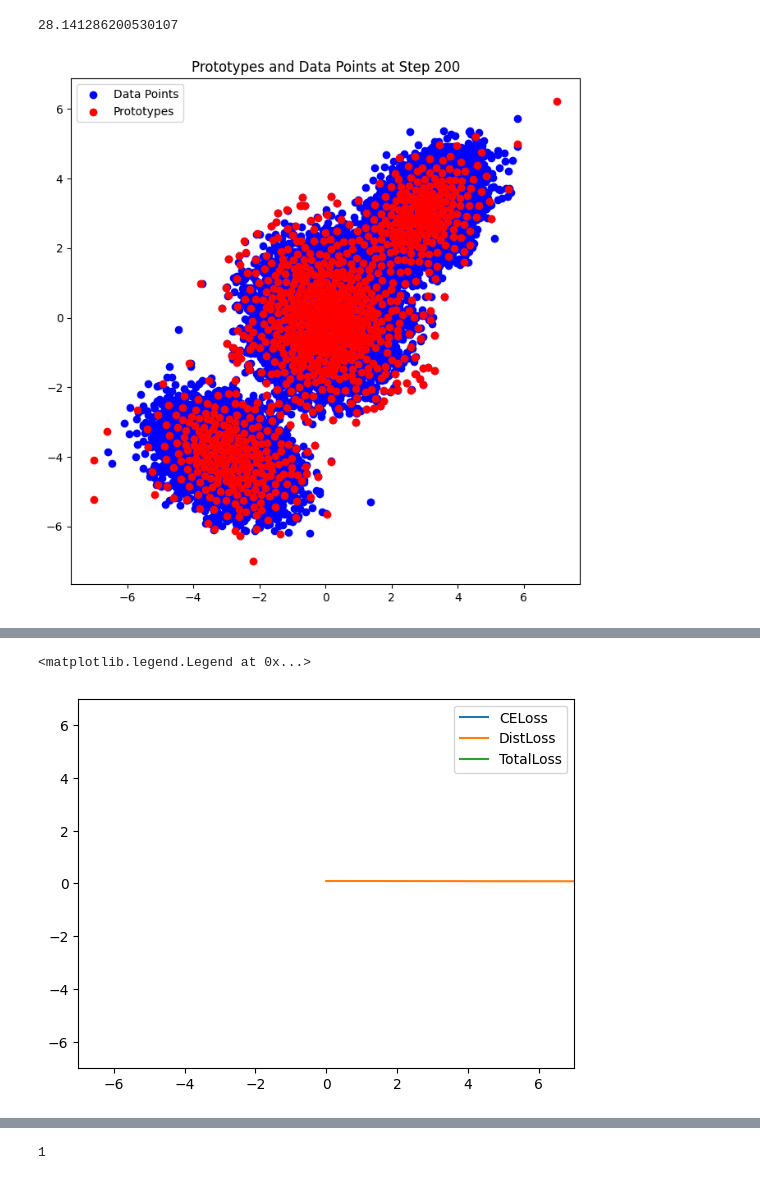
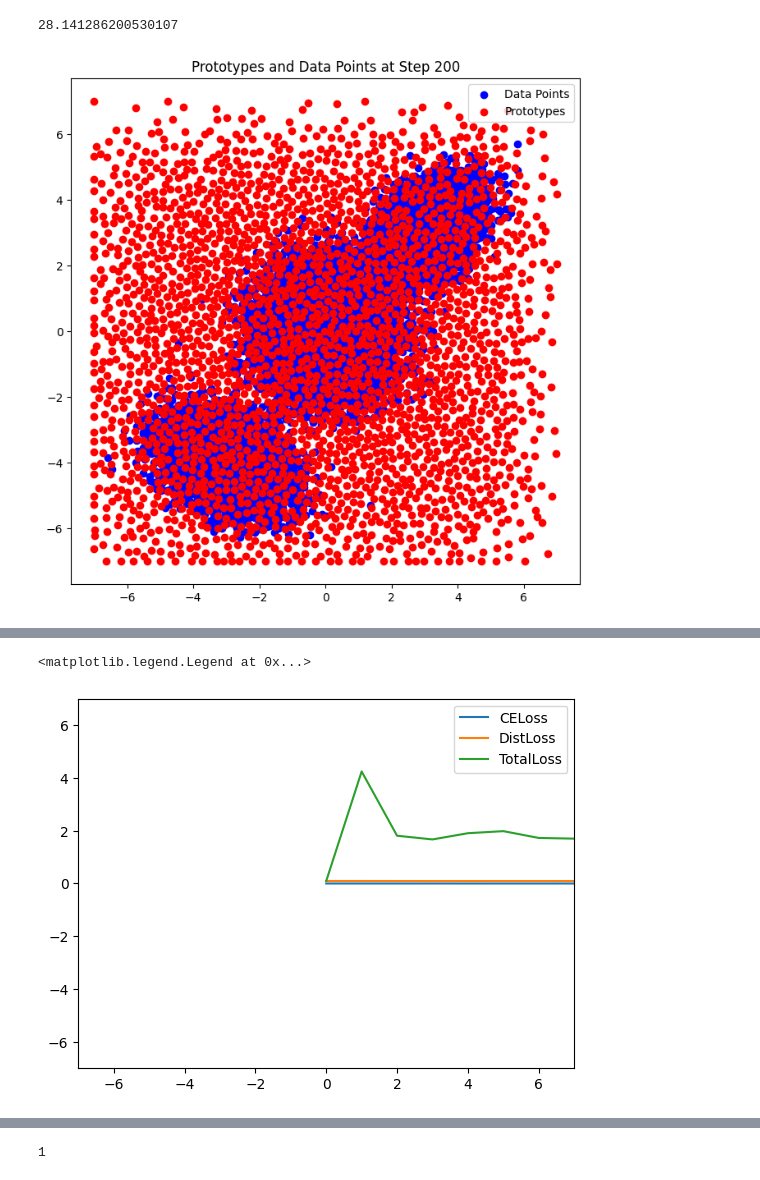
Before and after one commit to batuceng/max_quantile, a Jupyter notebook: 2d_prototypes_v5.ipynb, the cells around one changed output, grey strips where cells are left out. Saved outputs shown, nothing was run; the diff lists cells and outputs as text; code cells hidden in the pictures.

Commit message:
new losses and new training methods are added

```diff
--- a/2d_prototypes_v5.ipynb
+++ b/2d_prototypes_v5.ipynb
@@ -475,6 +548,7 @@ optimizer = torch.optim.Adam(params=list(model.parameters())+ [protos], lr=0.05)
 # %%
 ce_losses = []
 mindist_losses = []
+repulsion_losses = []
 torch.manual_seed(0)
 losses = []
 for step in range(200):
@@ -492,19 +566,18 @@ for step in range(200):
         plt.legend()
         plt.show()
     # Clear unused protos
-    if (step!=0) and ((step+1) % 20 == 0):
-        with torch.no_grad():
-            logits = model(train_x)
-
-            cdist_list = torch.cdist(train_y, protos, p=2)
-            mindist, pos = torch.min(cdist_list, dim=1)
-
-            prototype_usage = torch.bincount(pos, minlength=protos.size(0)).detach()
-            active_prototypes = torch.where(prototype_usage > 0)[0]
-            model.fc.weight = torch.nn.parameter.Parameter(torch.index_select(model.fc.weight, dim=0, index=active_prototypes), requires_grad=True)
-            model.fc.bias = torch.nn.parameter.Parameter(torch.index_select(model.fc.bias, dim=0, index=active_prototypes), requires_grad=True)
-            protos = torch.nn.parameter.Parameter(torch.index_select(protos, dim=0, index=active_prototypes), requires_grad=True)
-        optimizer = torch.optim.Adam(params=list(model.parameters())+ [protos], lr=0.05)
+    # if (step!=0) and ((step+1) % 50 == 0):
+    # # if step == 100:
+    #     with torch.no_grad():
+    #         logits = model(train_x)
+    #         cdist_list = torch.cdist(train_y, protos, p=2)
+    #         mindist, pos = torch.min(cdist_list, dim=1)
+    #         prototype_usage = torch.bincount(pos, minlength=protos.size(0)).detach()
+    #         active_prototypes = torch.where(prototype_usage > 0)[0]
+    #         model.fc.weight = torch.nn.parameter.Parameter(torch.index_select(model.fc.weight, dim=0, index=active_prototypes), requires_grad=True)
+    #         model.fc.bias = torch.nn.parameter.Parameter(torch.index_select(model.fc.bias, dim=0, index=active_prototypes), requires_grad=True)
+    #         protos = torch.nn.parameter.Parameter(torch.index_select(protos, dim=0, index=active_prototypes), requires_grad=True)
+    #     optimizer = torch.optim.Adam(params=list(model.parameters())+ [protos], lr=0.05)
 
     model.train()
     optimizer.zero_grad()
@@ -512,34 +585,43 @@ for step in range(200):
 
     cdist_list = torch.cdist(train_y, protos, p=2)
     mindist, pos = torch.min(cdist_list, dim=1)
 
     lambda_fact = 1
-    # ce_loss = criterion(logits, pos)
+
+    areas = calculate_areas(protos)
+    adjusted_logits = logits + torch.log(areas).unsqueeze(0).detach()
+    ce_loss = criterion(adjusted_logits, pos)
     mindist_loss = lambda_fact * torch.mean(mindist)
 
-    ce_loss = distance_based_ce(logits, cdist_list)
     # ce_loss = criterion(logits, pos)
     # protos2protos_dist = 0.1 * (-torch.cdist(protos, protos, p=2).topk(k=2, dim=1, largest=False).values.mean())
-    loss = ce_loss + mindist_loss +0.1 * entropy_loss(logits) #+ protos2protos_dist
+    # ce_loss = distance_based_ce(logits, cdist_list,protos,temp_logits=1, temp_cdist=1)
+
+    # cross entropy loss
+
+
+    rep_loss = 0.1 * repulsion_loss(protos,0.2)
+    loss = ce_loss + mindist_loss + rep_loss #+ protos2protos_dist
 
     ce_losses.append(ce_loss.data.item())
     mindist_losses.append(mindist_loss.data.item())
+    repulsion_losses.append(rep_loss.data.item())
     losses.append(loss.data.item())
     #print(yqs.shape, train_y_tr.shape)
     loss.backward()
     # clip the protos gradient
     torch.nn.utils.clip_grad_norm_(protos, 0.1)
     optimizer.step()
 
     if (step==0) or ((step+1) % 10 == 0):
         print(f'epoch {step+1}, loss={loss.data.item():.4}, CE_Loss: {ce_loss.data.item()}, MinDist_Loss: {mindist_loss.data.item()}')
 
 plt.xlim(-7,7)
 plt.ylim(-7,7)
 
 plt.plot(ce_losses, label='CELoss')
 plt.plot(mindist_losses, label='DistLoss')
 plt.plot(losses, label='TotalLoss')
 plt.legend()
 # %% [output]
-[figure, old version]
+[figure, new version]
@@ -547,5 +630,5 @@ epoch 200, loss=7.626, CE_Loss: 6.867535591125488, MinDist_Loss: 0.0726408734917
 <matplotlib.legend.Legend at 0x...>
-[figure, old version]
+[figure, new version]
 # %%
 
 
```
Also changed, not shown: parts of 19 cells of this notebook, 1 other file.
